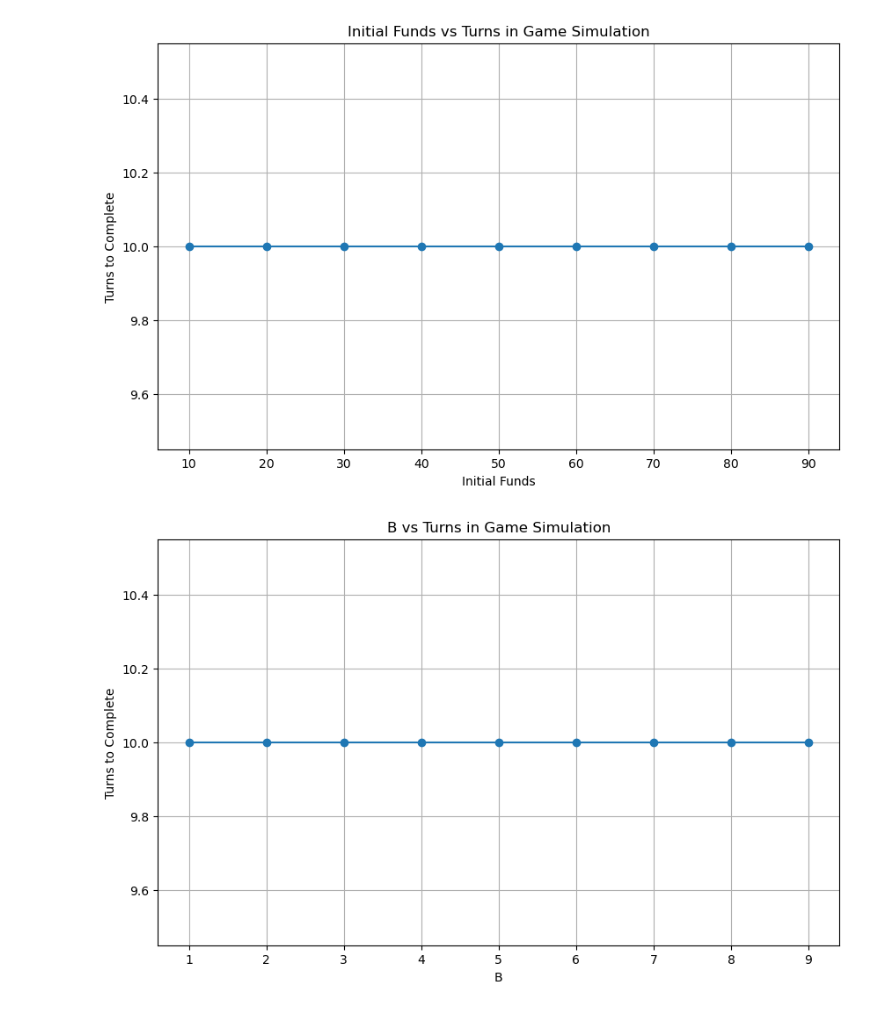
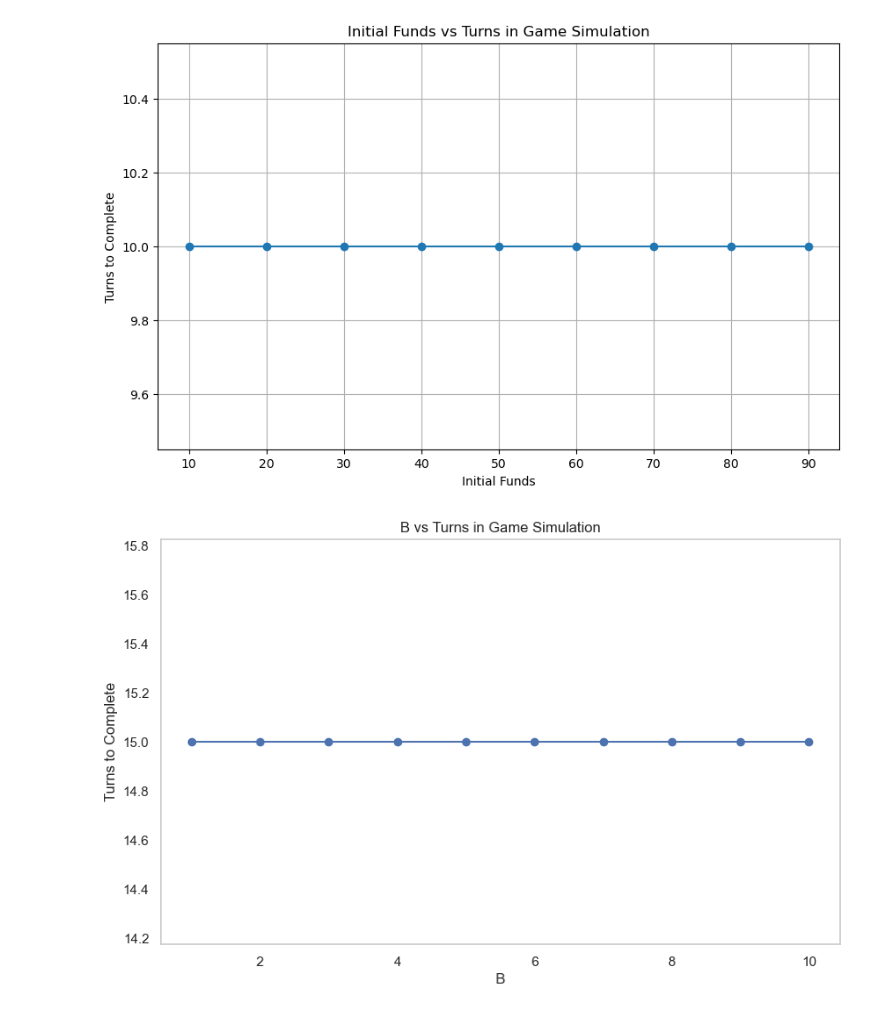
Before and after one commit to Cubified/power_grid, a Jupyter notebook: 00_algorithm_experiments.ipynb, the cells around one changed output. Saved outputs shown, nothing was run; the diff lists cells and outputs as text; code cells hidden in the pictures.

Commit message:
More game accurate

```diff
--- a/00_algorithm_experiments.ipynb
+++ b/00_algorithm_experiments.ipynb
@@ -661,7 +643,7 @@ ResourceCost = {
     'Trash': 5,
     'Uranium': 10
 }
-K = 10
+K = 15
 
 xs = []
 ys = []
@@ -763,7 +745,7 @@ for u, v in G.edges():
     G.edges[u, v]['weight'] = random.randint(1, 20)
 
 Gp, _ = phase0_solve_kmst(G, 30)
-B = 1
+B = 10
 
 xs = []
 ys = []
@@ -981,8 +995,8 @@ full_game_sim(20, K, B, f)
  [0, 0, 0, 0, 0, 0, 0, 0, 0, 0, 0])
 # %%
 turns_list = []
-for board_size in range(15, 52):
-    turns, _, _, _ = full_game_sim(board_size, 10, 4, 100)
+for board_size in range(15, 51):
+    turns, _, _, _ = full_game_sim(board_size, 10, 10, 100)
     turns_list.append(turns)
 
 plt.figure(figsize=(10, 6))
@@ -997,11 +1011,11 @@ plt.show()
 # %%
 turns_list = []
-for K in range(1, 12):
-    turns, _, _, _ = full_game_sim(52, K, 4, 100)
+for K in range(1, 15):
+    turns, _, _, _ = full_game_sim(40, K, 10, 100)
     turns_list.append(turns)
 
 plt.figure(figsize=(10, 6))
-plt.plot(range(1, 12), turns_list, marker='o', linestyle='-')
+plt.plot(range(1, 15), turns_list, marker='o', linestyle='-')
 plt.xlabel("Cities Needed to Win (K)")
 plt.ylabel("Turns to Complete")
 plt.title("Cities Needed to Win (K) vs Turns in Game Simulation")
@@ -1026,19 +1040,19 @@ plt.show()
 [figure]
 # %%
 turns_list = []
-for B in range(1, 10):
-    turns, _, _, _ = full_game_sim(52, 10, B, 100)
+for B in range(1, 11):
+    turns, _, _, _ = full_game_sim(52, 15, B, 100)
     turns_list.append(turns)
 
 plt.figure(figsize=(10, 6))
-plt.plot(range(1, 10), turns_list, marker='o', linestyle='-')
+plt.plot(range(1, 11), turns_list, marker='o', linestyle='-')
 plt.xlabel("B")
 plt.ylabel("Turns to Complete")
 plt.title("B vs Turns in Game Simulation")
 plt.grid()
 plt.show()
 # %% [output]
-[figure, old version]
+[figure, new version]
 # %%
 import seaborn as sns
 import matplotlib.pyplot as plt
```
Also changed, not shown: parts of 14 cells of this notebook.
